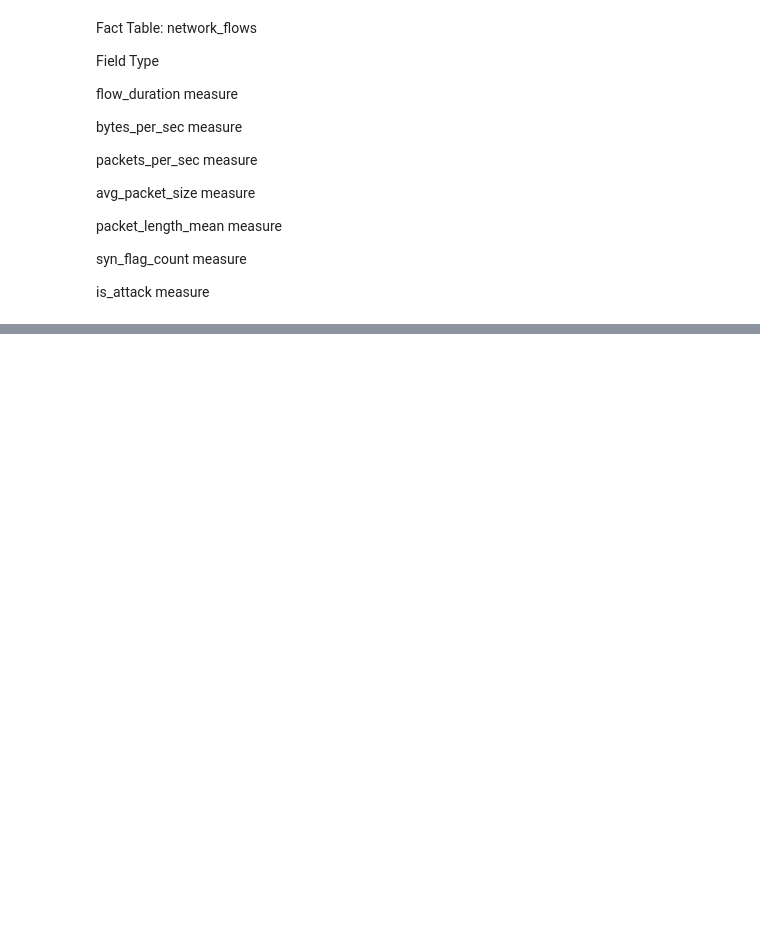
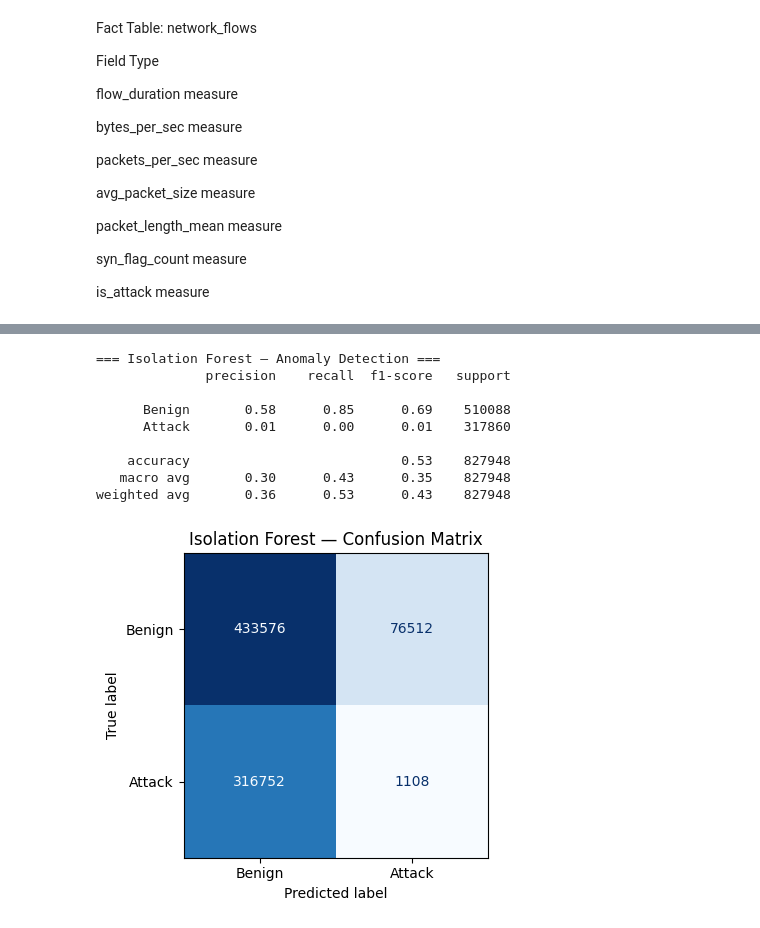
Before and after one commit to byteninja01/cyber-olap-system, a Jupyter notebook: notebooks/CICIDS.ipynb, the cells around one changed output, grey strips where cells are left out. Saved outputs shown, nothing was run; the diff lists cells and outputs as text; code cells hidden in the pictures; blank space fills up the shorter version.

```diff
--- a/notebooks/CICIDS.ipynb
+++ b/notebooks/CICIDS.ipynb
@@ -73,7 +76,3 @@ columns = [
     " Average Packet Size",
     " Label"
 ]
-# %%
-df.columns = df.columns.str.strip()
-cleaned_selection_columns = [col.strip() for col in columns]
-df = df[cleaned_selection_columns]
@@ -99,0 +400,14 @@ is_attack	measure
+# %%
+import os
+
+files = [
+    "warehouse/dim_time.csv",
+    "warehouse/dim_port.csv",
+    "warehouse/dim_traffic.csv",
+    "warehouse/fact_flows.csv",
+    "warehouse/ids_warehouse.duckdb"
+]
+
+for f in files:
+    size_mb = os.path.getsize(f) / (1024 * 1024)
+    print(f"{f:45s} → {size_mb:.2f} MB")
@@ -99,0 +829,61 @@ is_attack	measure
+# %%
+from sklearn.ensemble import IsolationForest
+from sklearn.preprocessing import StandardScaler
+from sklearn.metrics import classification_report, confusion_matrix, ConfusionMatrixDisplay
+import numpy as np # Import numpy for np.inf and np.nan
+
+# Handle infinite values in X before scaling
+X = X.replace([np.inf, -np.inf], np.nan)
+for col in X.columns:
+    if X[col].isnull().any():
+        median_val = X[col].median()
+        X[col] = X[col].fillna(median_val)
+
+# Scale features
+scaler = StandardScaler()
+X_scaled = scaler.fit_transform(X)
+
+# Train ONLY on benign flows — unsupervised anomaly detection
+X_benign = X_scaled[y == 0]
+
+iso_forest = IsolationForest(
+    n_estimators=100,
+    contamination=0.15,   # ~15% expected anomalies
+    random_state=42,
+    n_jobs=-1
+)
+iso_forest.fit(X_benign)
+
+# Predict on ALL flows: -1 = anomaly, 1 = normal
+raw_pred = iso_forest.predict(X_scaled)
+
+# Convert to binary: anomaly=1, normal=0
+ml_df['iso_pred'] = (raw_pred == -1).astype(int)
+
+# Anomaly scores (more negative = more anomalous)
+ml_df['anomaly_score'] = iso_forest.score_samples(X_scaled)
+
+print("=== Isolation Forest — Anomaly Detection ===")
+print(classification_report(y, ml_df['iso_pred'],
+      target_names=['Benign', 'Attack']))
+
+# Confusion matrix
+cm = confusion_matrix(y, ml_df['iso_pred'])
+disp = ConfusionMatrixDisplay(confusion_matrix=cm,
+                               display_labels=['Benign', 'Attack'])
+fig, ax = plt.subplots(figsize=(5, 4))
+disp.plot(ax=ax, colorbar=False, cmap='Blues')
+ax.set_title("Isolation Forest — Confusion Matrix")
+plt.tight_layout()
+plt.show()
+# %% [output]
+=== Isolation Forest — Anomaly Detection ===
+              precision    recall  f1-score   support
+
+      Benign       0.58      0.85      0.69    510088
+      Attack       0.01      0.00      0.01    317860
+
+    accuracy                           0.53    827948
+   macro avg       0.30      0.43      0.35    827948
+weighted avg       0.36      0.53      0.43    827948
+[figure, added]
```
Also changed, not shown: parts of 35 cells of this notebook, 11 other files.
